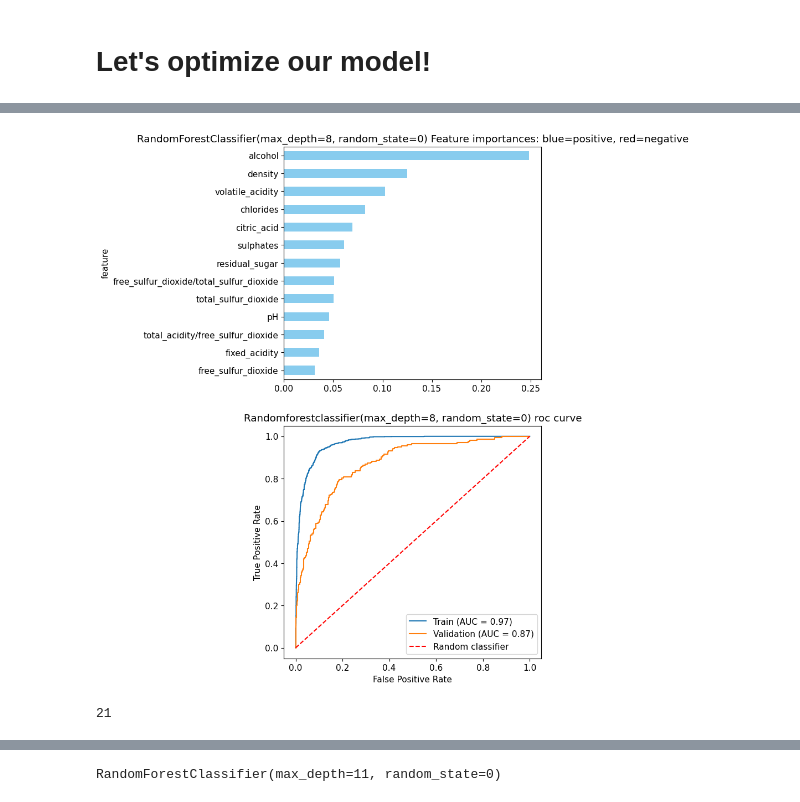
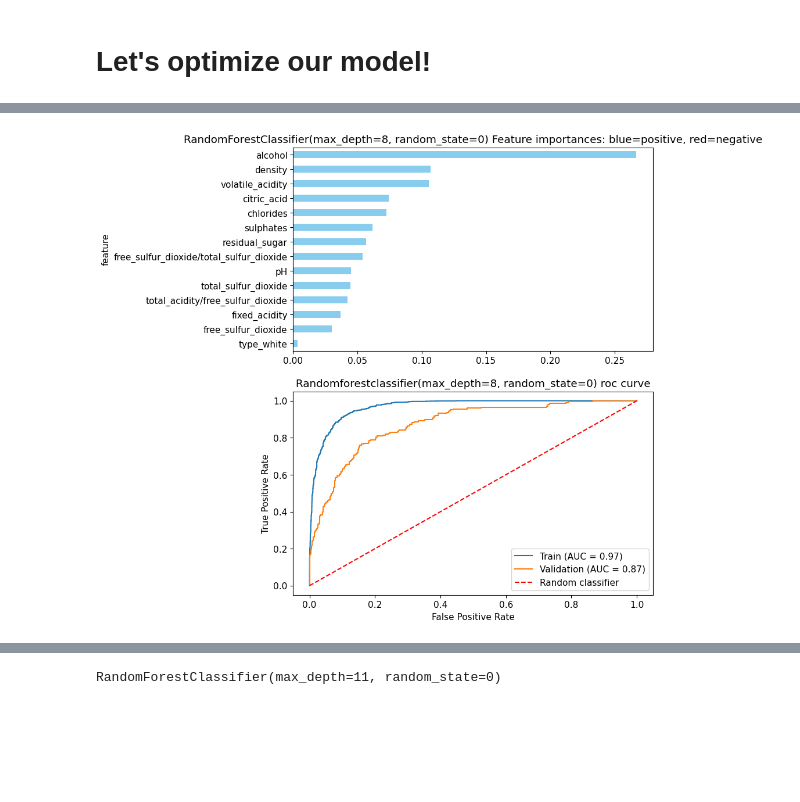
Before and after one commit to dormeir999/Cracking_Your_First_Data_Science_Project_course, a Jupyter notebook: Pipeline.ipynb, the cells around one changed output, grey strips where cells are left out. Cells and saved outputs as stored; diff of their text form; code cells hidden in the pictures; blank space fills up the shorter version.

```diff
--- a/Pipeline.ipynb
+++ b/Pipeline.ipynb
@@ -143,7 +143,7 @@ train_statistics = add_binary_property_to_train_statistics(train_statistics, 'is
 
 def get_train_feautres_with_property(the_train_statistics, the_property):
     "Extract list of features with property from train_statistics"
-    the_features = train_statistics[train_statistics[the_property]==1].index.tolist()
+    the_features = the_train_statistics[the_train_statistics[the_property]==1].index.tolist()
     return the_features
 
 
@@ -3702,11 +4474,10 @@ def optimize_model_complexity_early_stopping(the_model, the_X_train, the_y_train
 plt.rcParams.update({'font.size': 11})
 
 hyper_parameter = 'max_depth'
-range_values = np.arange(1,len(selected_features))
-train_optimization_value = 0.02
+range_values = np.arange(1,int(len(important_features)*1.5))
 metric_fn = get_AUC_score
 metric_name = 'AUC'
-opt_res, val_optimized_value, train_optimized_value = optimize_model_complexity_early_stopping(model, X_train, y_train, X_val, y_val, hyper_parameter, range_values, metric_fn, metric_name, train_optimization_value=train_optimization_value)
+opt_res, val_optimized_value, train_optimized_value = optimize_model_complexity_early_stopping(model, X_train, y_train, X_val, y_val, hyper_parameter, range_values, metric_fn, metric_name)
 # %% [output]
 Training max_depth=1 . . .
 Training max_depth=2 . . .
@@ -3756,11 +4530,8 @@ model_metrics
 # %%
+train_optimized_value=8
 model.set_params(**{hyper_parameter:train_optimized_value})
 model_name = str(model)
 
 model_metrics, _ = train_evaluate_plot_report_sklearn_classification_model_engineered_features(the_model=model, the_model_name=model_name, axs=None)
 # %% [output]
-[figure, old version]
+[figure, new version]
-# %%
-len(model_metrics)
-# %% [output]
-21
```
Also changed, not shown: parts of 29 cells of this notebook, 1 other file.
